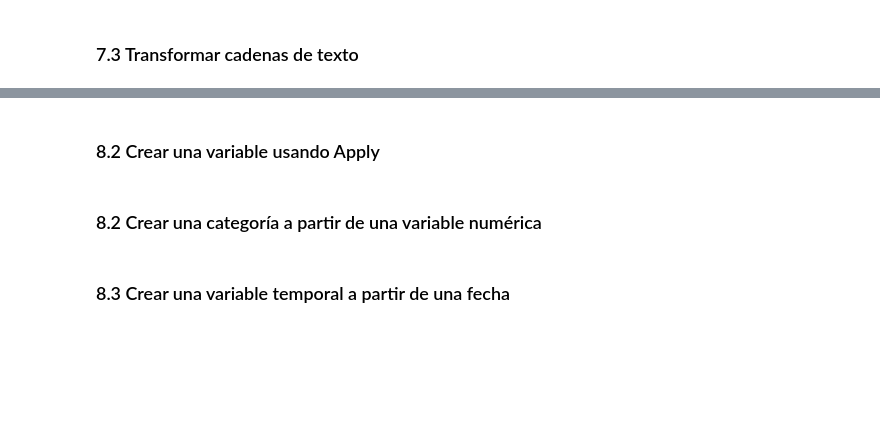
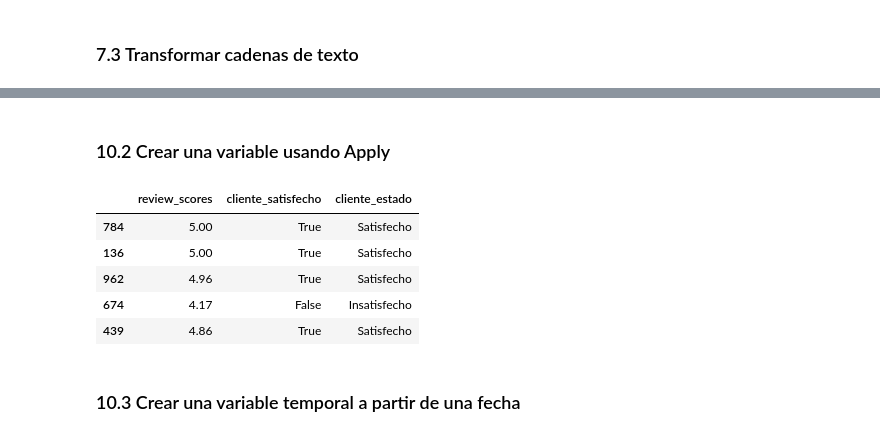
Before and after one commit to UADE-Python-Data-Science/583433_repo_oficial, a Jupyter notebook: Unidad_3/U3_NB5_Transformaciones.ipynb, the cells around one changed output, grey strips where cells are left out. Drawn from its saved outputs; the diff is of its cells as text; code cells hidden in the pictures; blank space fills up the shorter version.

```diff
--- a/Unidad_3/U3_NB5_Transformaciones_y_filtros.ipynb
+++ b/Unidad_3/U3_NB5_Transformaciones.ipynb
@@ -241,0 +278,9 @@ df_pp["comentarios_pp"].head(2)
+# %%
+# Remover registros duplicados
+df.drop_duplicates(inplace=True)
+print(f"Regitros duplicados: {df.duplicated().sum()}")
+
+# Remover nulos
+df.dropna(inplace=True)
+nulos = df.isnull().sum()
+print(f"Campos con valores nulos: {nulos[nulos > 0].sort_values(ascending=False)}")
@@ -242 +304,11 @@ df_pp["comentarios_pp"].head(2)
+# %%
+# Convertimos bedrooms de float a int
+df["bedrooms"] = df["bedrooms"].astype('int', errors="ignore")
+
+# Removemos caracteres de price y convertimos a float
+df['price'] = df['price'].str.replace("$", "", regex=False).str.replace(",", "", regex=False)
+df["price"] = pd.to_numeric(df["price"], errors="coerce")
+
+# Convertimos last_review a datetime
+df["last_review"] = pd.to_datetime(df['last_review'], format="%Y-%m-%d", errors='coerce')
 # %% [markdown]
@@ -265,4 +337,4 @@ Estas nuevas variables pueden ayudar a:
 # %%
 # Cliente satisfecho: True si la calificación es alta
-df_pp['cliente_satisfecho'] = df_pp['calificacion'] >= 4
-df_pp[['calificacion', 'cliente_satisfecho']].sample(5)
+df['cliente_satisfecho'] = df['review_scores'] >= 4.5
+df[['review_scores', 'cliente_satisfecho']].sample(5)
@@ -269,10 +348,15 @@ df_pp[['calificacion', 'cliente_satisfecho']].sample(5)
 # %% [markdown]
-### 8.2 Crear una variable usando Apply
+### 10.2 Crear una variable usando Apply
 # %%
 # Cliente satisfecho: True si la calificación es alta, alternativa usando Apply
-df_pp['cliente_estado'] = df_pp['calificacion'].apply(
-    lambda x: 'Satisfecho' if x >= 4 else 'Insatisfecho'
+df['cliente_estado'] = df['review_scores'].apply(
+    lambda x: 'Satisfecho' if x >= 4.5 else 'Insatisfecho'
 )
-df_pp[['calificacion', 'cliente_estado']].sample(5)
+df[['review_scores', 'cliente_satisfecho', 'cliente_estado']].sample(5)
+# %% [output]
+|  | review_scores | cliente_satisfecho | cliente_estado |
+| 784 | 5.00 | True | Satisfecho |
+| 136 | 5.00 | True | Satisfecho |
+| 962 | 4.96 | True | Satisfecho |
+| 674 | 4.17 | False | Insatisfecho |
+| 439 | 4.86 | True | Satisfecho |
-# %% [markdown]
-### 8.2 Crear una categoría a partir de una variable numérica
@@ -294,4 +363,4 @@ df_pp[['calificacion', 'nivel_satisfaccion']].head()
 # %% [markdown]
-### 8.3 Crear una variable temporal a partir de una fecha
+### 10.3 Crear una variable temporal a partir de una fecha
 # %%
 # Extraer componentes de fecha
```
Also changed, not shown: parts of 55 cells of this notebook, 3 other files.
